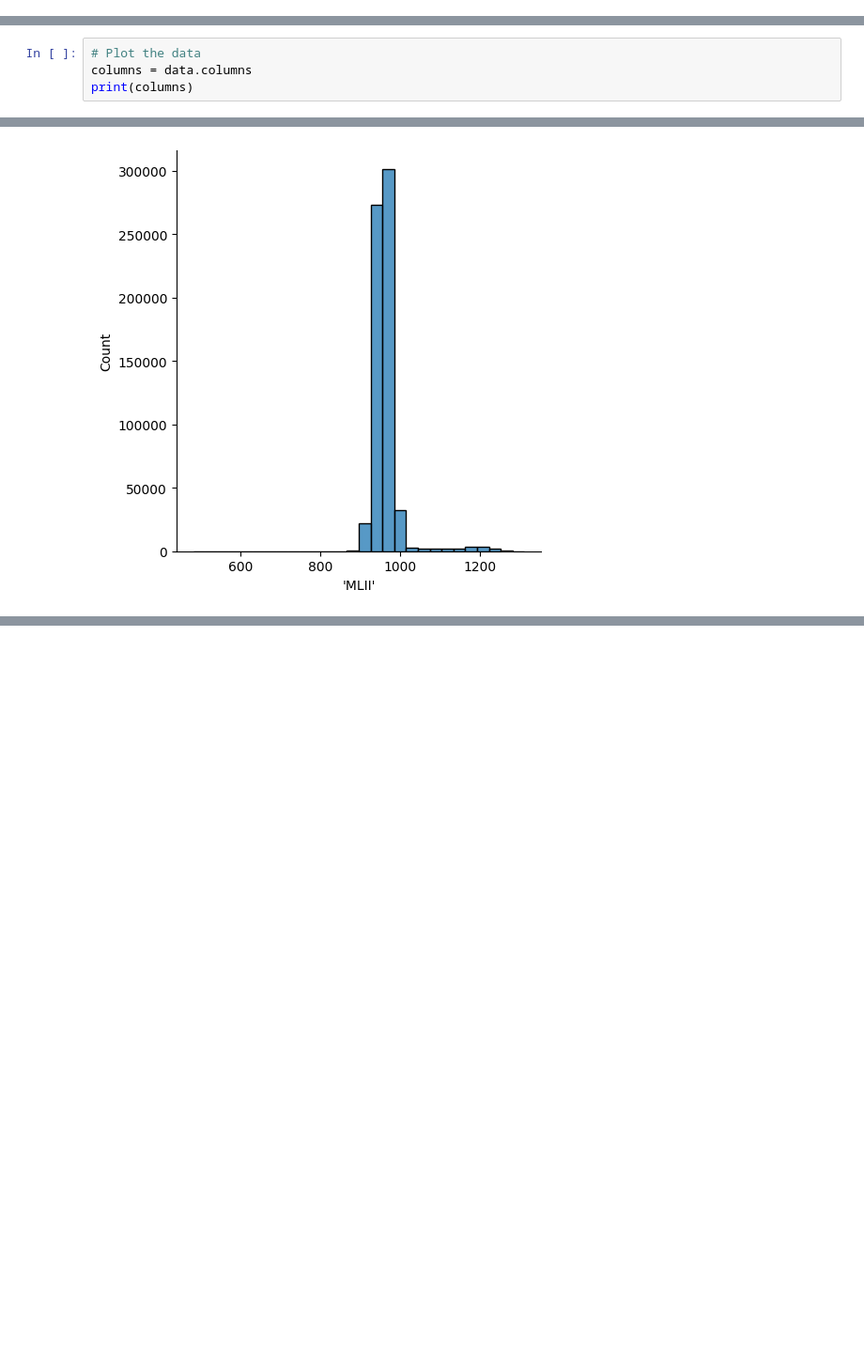
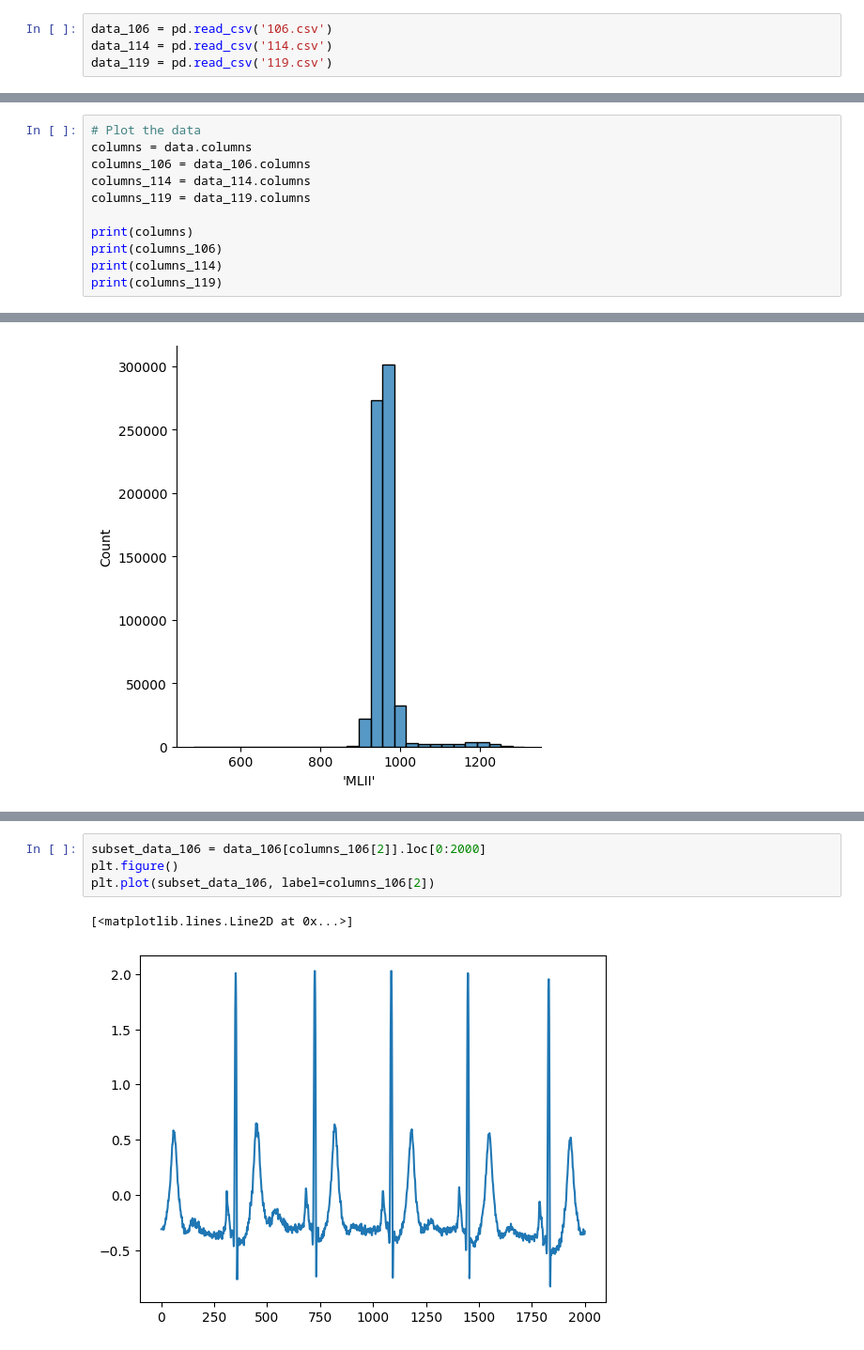
Before and after one commit to Bhavya418/timeseries, a Jupyter notebook: final-timeseries.ipynb, the cells around one changed output, grey strips where cells are left out. Shown at 94% size. Saved outputs shown, nothing was run; the diff lists cells and outputs as text; blank space fills up the shorter version.

```diff
--- a/final-timeseries.ipynb
+++ b/final-timeseries.ipynb
@@ -9,4 +10,8 @@ import seaborn as sns
 data = pd.read_csv('100.csv')
+# %%
+data_106 = pd.read_csv('106.csv')
+data_114 = pd.read_csv('114.csv')
+data_119 = pd.read_csv('119.csv')
 # %%
 m = data.shape[0]
 n = data.shape[1]
@@ -18,6 +23,13 @@ Number of columns:  3
 # %%
 # Plot the data
 columns = data.columns
+columns_106 = data_106.columns
+columns_114 = data_114.columns
+columns_119 = data_119.columns
+
 print(columns)
+print(columns_106)
+print(columns_114)
+print(columns_119)
 # %% [output]
 Index([''sample #'', ''MLII'', ''V5''], dtype='object')
@@ -78,0 +94,7 @@ plt.plot(subset_data, label=columns[1])
+# %%
+subset_data_106 = data_106[columns_106[2]].loc[0:2000]
+plt.figure()
+plt.plot(subset_data_106, label=columns_106[2])
+# %% [output]
+[<matplotlib.lines.Line2D at 0x...>]
+[figure, added]
```
Also changed, not shown: parts of 6 cells of this notebook.
